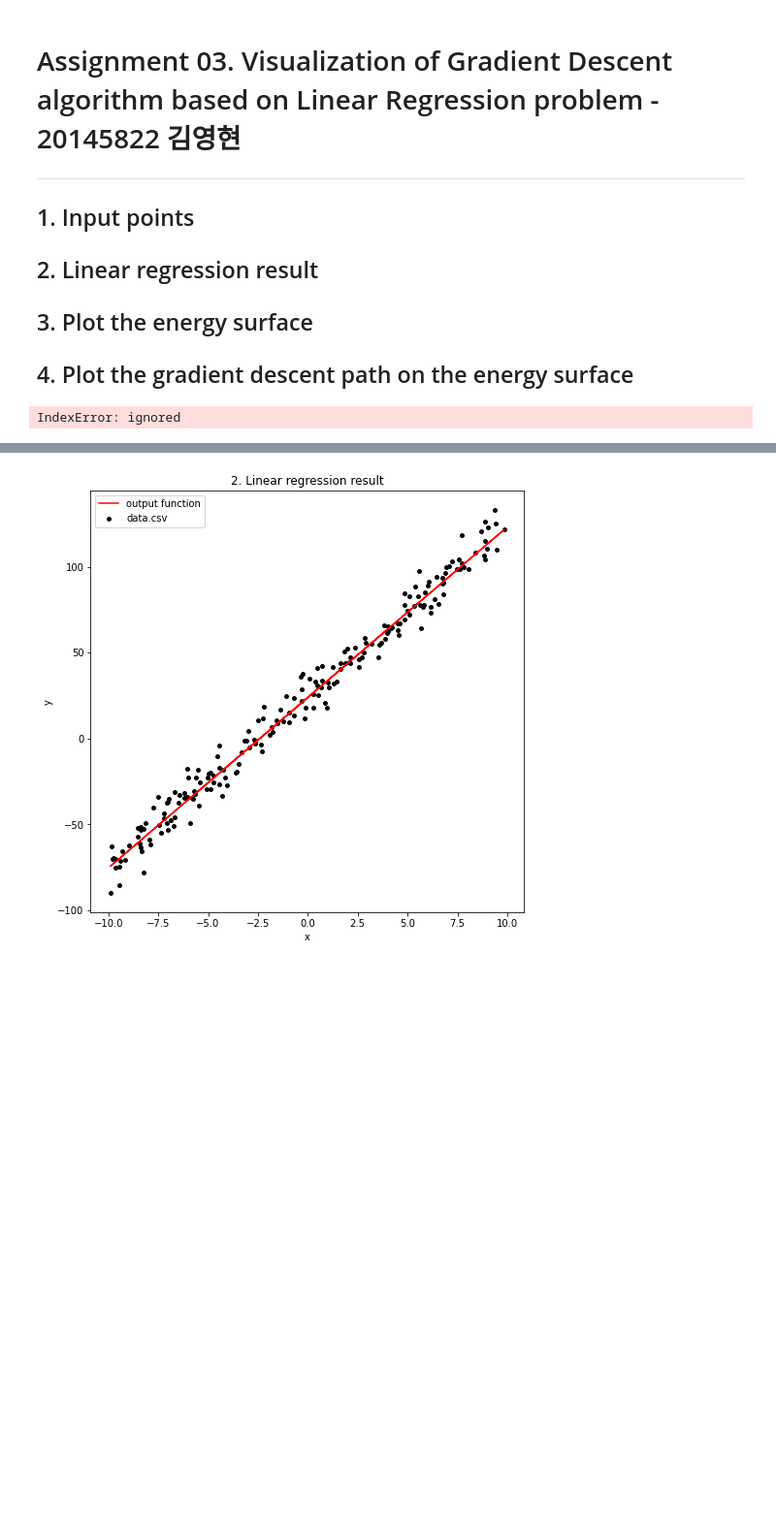
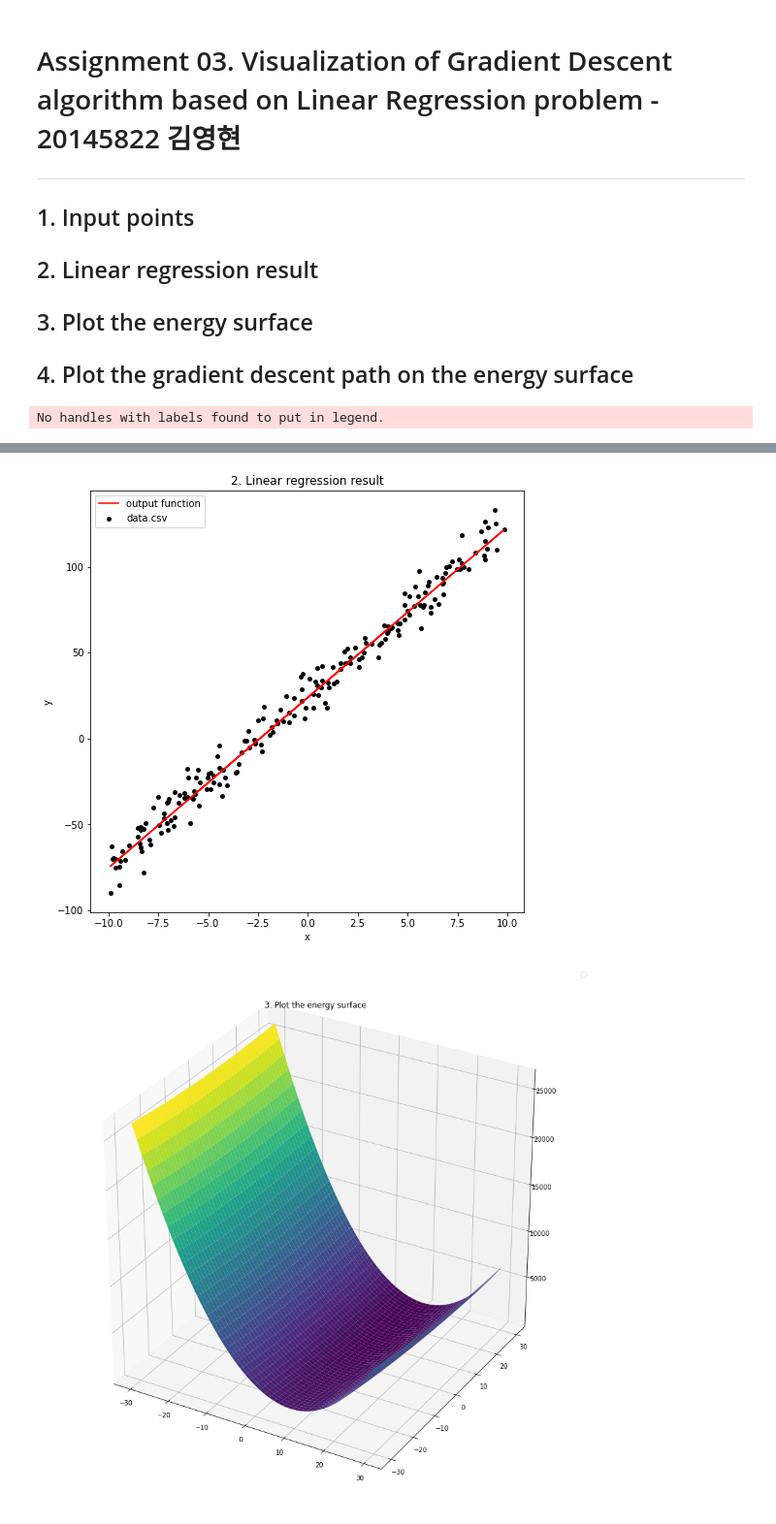
Before and after one commit to Reichidad/Machine-Learning-2020-Spring-Class, a Jupyter notebook: assignment03.ipynb, the cells around one changed output, grey strips where cells are left out. Shown at 97% size. Saved outputs shown, nothing was run; the diff lists cells and outputs as text; code cells hidden in the pictures; blank space fills up the shorter version.

Commit message:
3. Plot the energy surface done

```diff
--- a/assignment03.ipynb
+++ b/assignment03.ipynb
@@ -14,6 +14,7 @@
 %matplotlib inline
 import numpy as np
 import matplotlib.pyplot as plt
+from mpl_toolkits.mplot3d import Axes3D
 
 # Input data file read
 path = "/content/drive/My Drive/Colab Notebooks/data.csv"
@@ -79,42 +80,47 @@ iterations = [i for i in range(len(cost))]
 # plot a set of points that are loaded from 'data.csv' file (in black color)
 plt.figure(1, figsize=(8,8))
 plt.title("1. Input points")
 plt.xlabel("x")
 plt.ylabel("y")
 plt.scatter(x_data, y_data, s=15, c='k', label="data.csv")
 plt.legend()
 
 # 2. Linear regression result
 # plot a set of points that are loaded from 'data.csv' file (in black color)
 # plot a straight line obtained by the optimal linear regression
 # based on the given set of points (in red color)
 plt.figure(2, figsize=(8,8))
 plt.title("2. Linear regression result")
 plt.xlabel("x")
 plt.ylabel("y")
 plt.plot(x_data, regression_result, c='r', label="output function")
 plt.scatter(x_data, y_data, c='k', s=15, label="data.csv")
 plt.legend()
 
 # 3. Plot the energy surface
 # plot the energy surface
-theta_0_graph = np.arange(-30, 30, 0.1)
-theta_1_graph = np.arange(-30, 30, 0.1)
-cost_graph = []
-for i in range(theta_0_graph.size):
-  h_graph = [theta_0_graph[i] + theta_1_graph[i] * j for j in x_data]
-  cost_graph.append(objective_function(h_graph, y_data, theta_0_graph.size))
 
-plt.figure(3)
+val = np.arange(-30, 30, 0.1)
+X, Y = np.meshgrid(val, val)
+z_val_list = []
+
+for t_zero in list(val):
+  for t_one in list(val):
+    h= [t_zero + t_one * i for i in x_data]
+    z_val_list.append(objective_function(h,y_data,m))
+
+z_val = np.array(z_val_list)
+Z = z_val.reshape(X.shape)
+
+fig = plt.figure(3, figsize=(15,15))
+ax = fig.gca(projection='3d')
 plt.title("3. Plot the energy surface")
-plt.xlabel("theta_0")
-plt.ylabel("theta_1")
-plt.zlabel("cost")
-plt.plot_surface(theta_0_graph, theta_1_graph, cost_graph)
+surf = ax.plot_surface(X, Y, Z, cmap='viridis', zorder=0)
 plt.legend()
 
 plt.show()
 # %% [output]
-IndexError: ignored
+No handles with labels found to put in legend.
 [figure]
 [figure]
+[figure, added]
```
